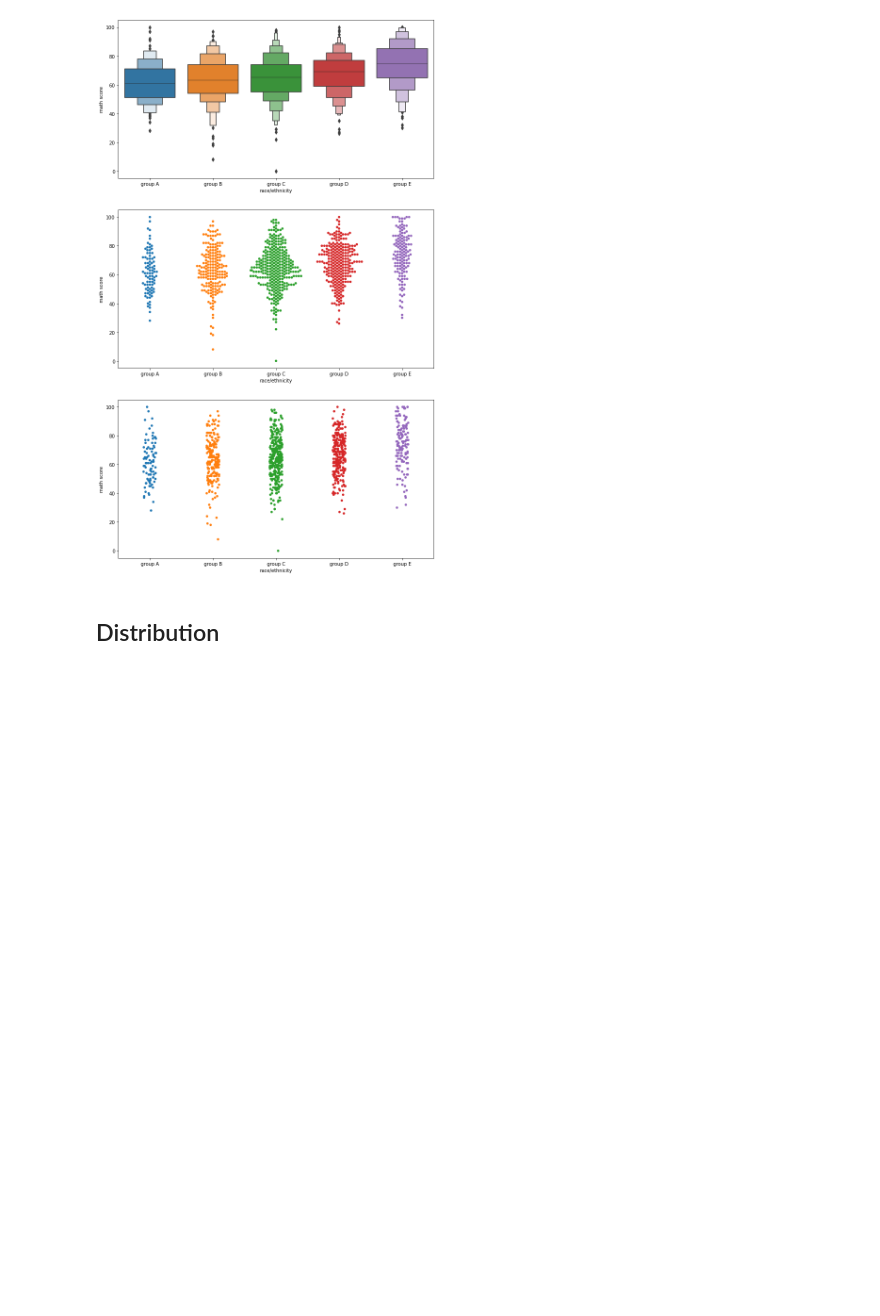
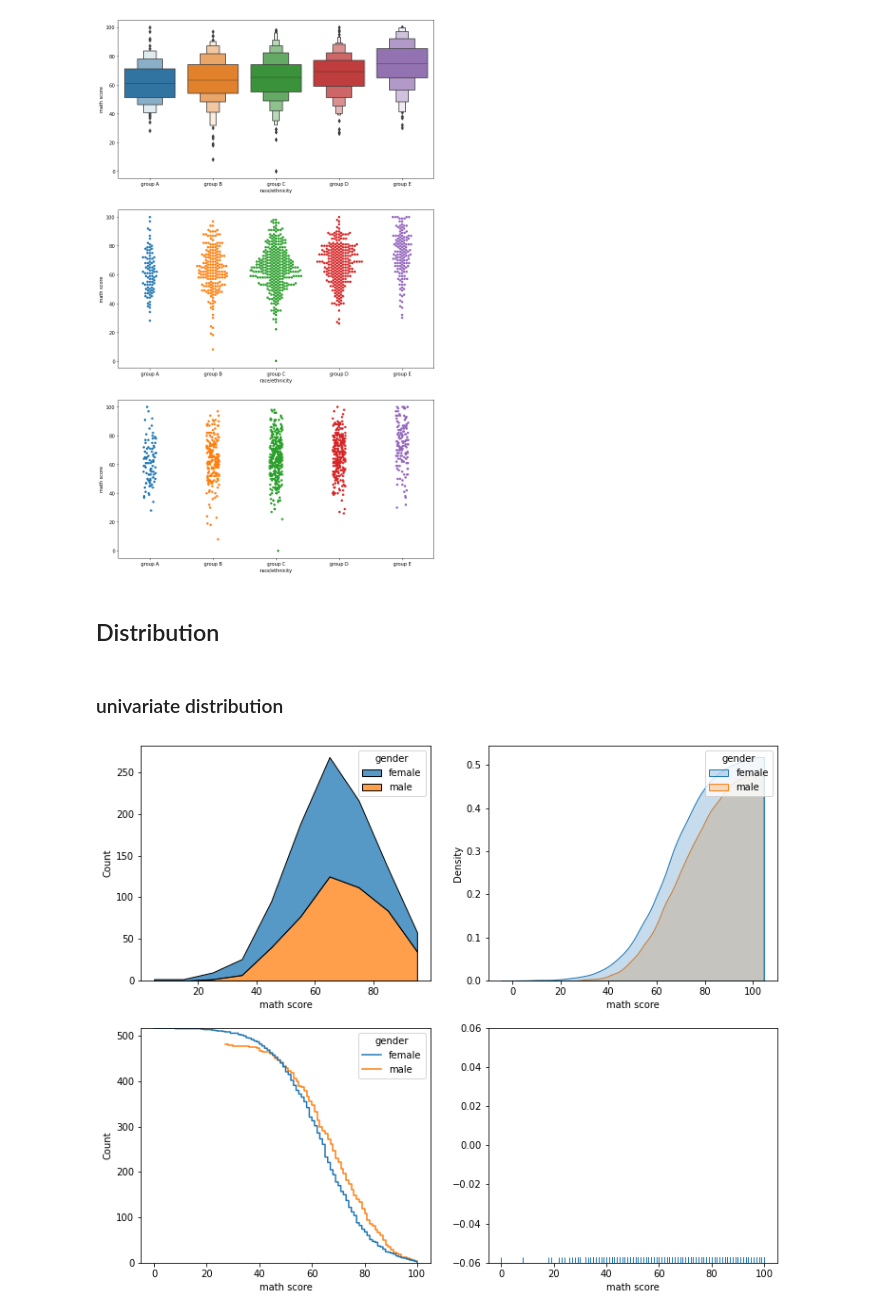
Before and after one commit to YJ0522771/TIL, a Jupyter notebook: Study Note/Boostcamp AI tech/Level1/0204.ipynb, the cells around one changed output. Drawn from its saved outputs; the diff is of its cells as text; code cells hidden in the pictures; blank space fills up the shorter version.

```diff
--- a/Study Note/Boostcamp AI tech/Level1/0204.ipynb
+++ b/Study Note/Boostcamp AI tech/Level1/0204.ipynb
@@ -815,3 +815,36 @@ plt.show()
 [figure]
 # %% [markdown]
 ## Distribution
+# %% [markdown]
+### univariate distribution
+# %%
+fig, axes = plt.subplots(2,2, figsize=(12, 10))
+axes = axes.flatten()
+
+sns.histplot(x='math score', data=student, ax=axes[0],
+#              binwidth=50, # 막대 간격 조정
+             bins=10, # 막대 개수 조정
+             element='poly', # 막대 외 표현 지정
+             hue='gender', # grouping
+             multiple='stack', # bar chart 종류
+            )
+
+sns.kdeplot(x='math score', data=student, ax=axes[1],
+            fill=True, # 채움 여부
+            bw_method=0.1, # 분포 표현 구간을 지정.
+            hue='gender', # grouping
+            multiple='layer',
+            cumulative=True, # 누적 분포 여부
+           )
+
+sns.ecdfplot(x='math score', data=student, ax=axes[2],
+             hue='gender',
+             stat='count', # 누적값 종류
+             complementary=True,
+            )
+
+sns.rugplot(x='math score', data=student, ax=axes[3])
+
+plt.show()
+# %% [output]
+[figure, added]
```
Also changed, not shown: parts of 11 cells of this notebook, 23 other files.
